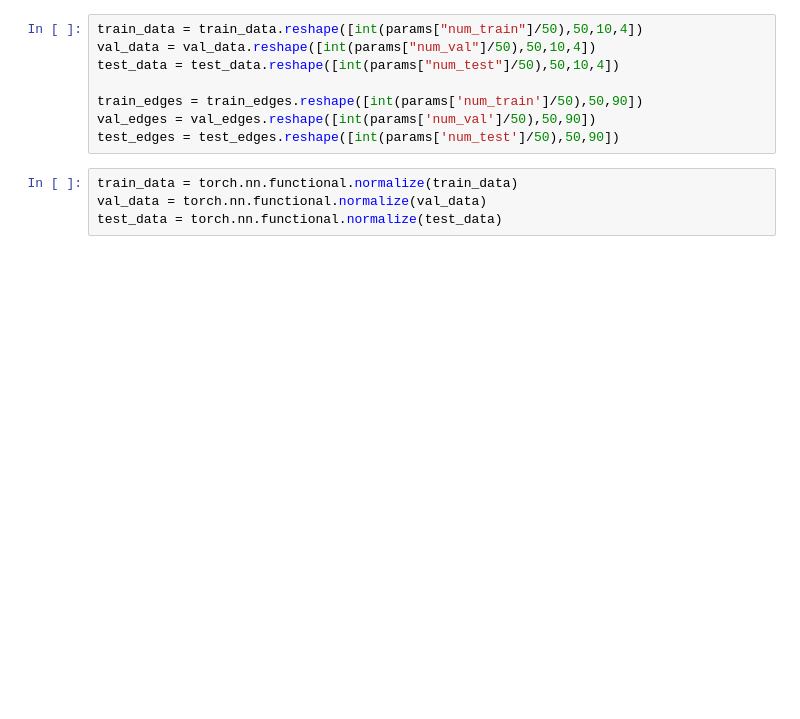
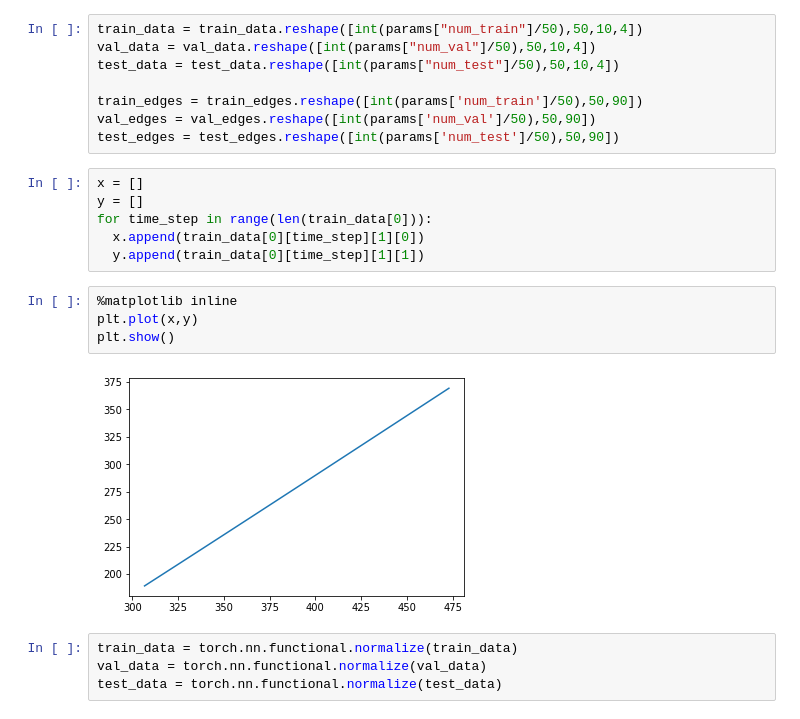
Before and after one commit to Nishant-Ramakuru/Inference-based-GNNS, a Jupyter notebook: simulations/DNRI.ipynb, the cells around one changed output. Drawn from its saved outputs; the diff is of its cells as text; blank space fills up the shorter version.

```diff
--- a/simulations/DNRI.ipynb
+++ b/simulations/DNRI.ipynb
@@ -147,6 +177,18 @@ test_data = test_data.reshape([int(params["num_test"]/50),50,10,4])
 train_edges = train_edges.reshape([int(params['num_train']/50),50,90])
 val_edges = val_edges.reshape([int(params['num_val']/50),50,90])
 test_edges = test_edges.reshape([int(params['num_test']/50),50,90])
+# %%
+x = []
+y = []
+for time_step in range(len(train_data[0])):
+  x.append(train_data[0][time_step][1][0])
+  y.append(train_data[0][time_step][1][1])
+# %%
+%matplotlib inline
+plt.plot(x,y)
+plt.show()
+# %% [output]
+[figure, added]
 # %%
 train_data = torch.nn.functional.normalize(train_data)
 val_data = torch.nn.functional.normalize(val_data)
```
Also changed, not shown: parts of 11 cells of this notebook.
